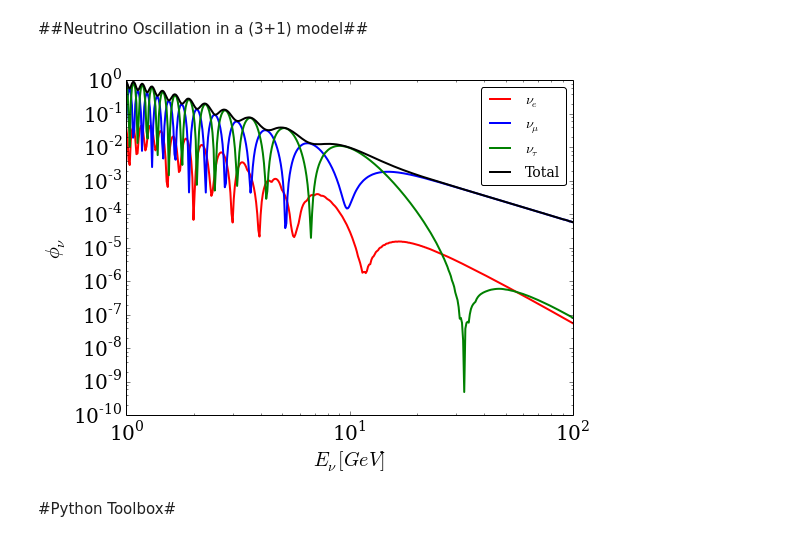
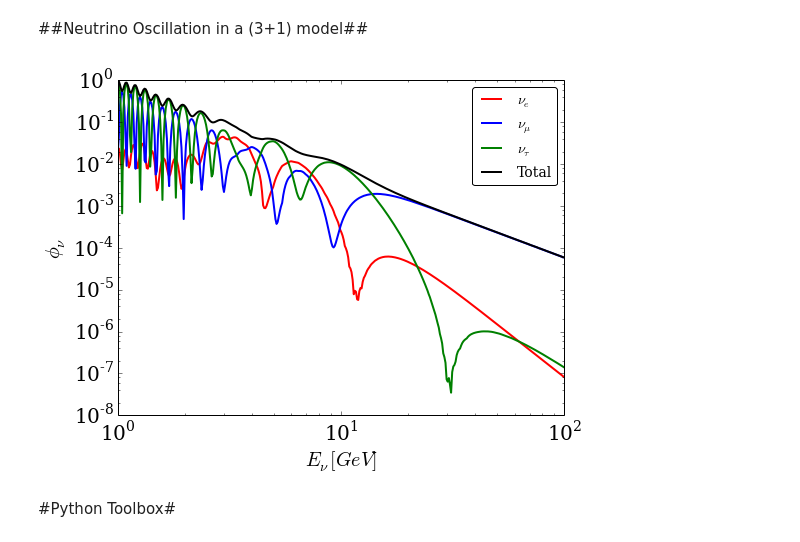
Before and after one commit to arguelles/nuSQuIDS, a Jupyter notebook: resources/python/example/nuSQUIDSpy-example.ipynb, the cells around one changed output. Cells and saved outputs as stored; diff of their text form; code cells hidden in the pictures.

Commit message:
Updated nuSQUIDS python bindings

```diff
--- a/resources/python/example/nuSQUIDSpy-example.ipynb
+++ b/resources/python/example/nuSQUIDSpy-example.ipynb
@@ -520,7 +520,7 @@ plot(E_range,E_times_nu_mu_bar, lw = 3, color = 'blue')
 # %% [markdown]
 ##Neutrino Oscillation in a (3+1) model##
 # %%
-nuSQ = nsq.nuSQUIDS(1.0,100.0,201,4,"antineutrino",False,False)
+nuSQ = nsq.nuSQUIDS(1.0,100.0,201,4,"neutrino",False,False)
 # %%
 nuSQ.Set_Body(nsq.EarthAtm())
 nuSQ.Set_Track(nsq.EarthAtm.Track(np.arccos(-1)))
@@ -558,20 +558,20 @@ total = nu_e + nu_mu + nu_tau
 # %%
 figure(figsize = (8,6))
 
 xlabel(r"$E_\nu [GeV]$")
 ylabel(r"$\phi_\nu$")
 
 plot(e_range,nu_e, lw = 2, color = 'red', label = r"$\nu_e$")
 plot(e_range,nu_mu, lw = 2, color = 'blue', label = r"$\nu_\mu$")
 plot(e_range,nu_tau, lw = 2, color = 'green', label = r"$\nu_\tau$")
 plot(e_range,total, lw = 2, color = 'black', label = r"Total")
 legend(fancybox = True, fontsize = 14)
 semilogx()
 loglog()
 
-savefig("sterile_osc_demo_antineutrino.pdf")
+savefig("sterile_osc_demo.pdf")
 # %% [output]
-[figure, old version]
+[figure, new version]
 # %% [markdown]
 #Python Toolbox#
 # %% [markdown]
```
Also changed, not shown: parts of 7 cells of this notebook, 15 other files.
